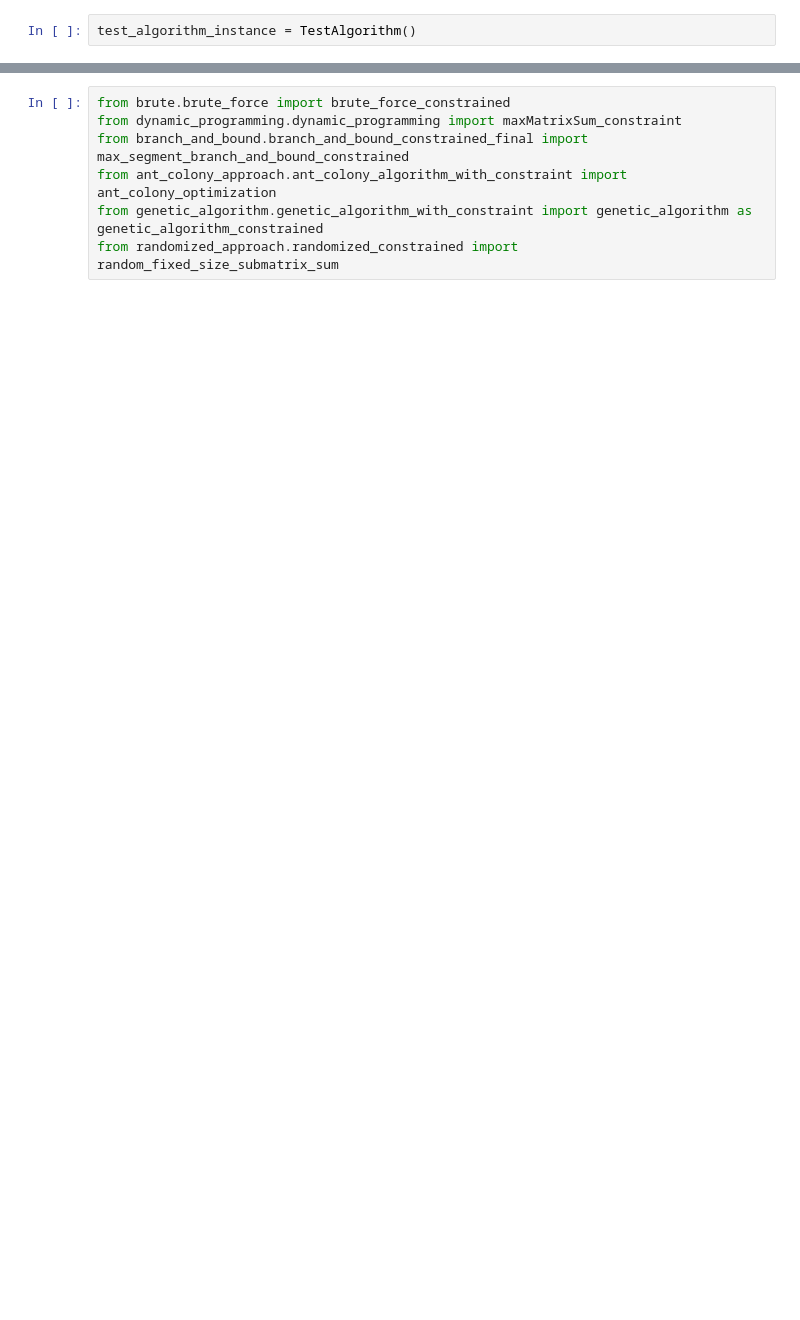
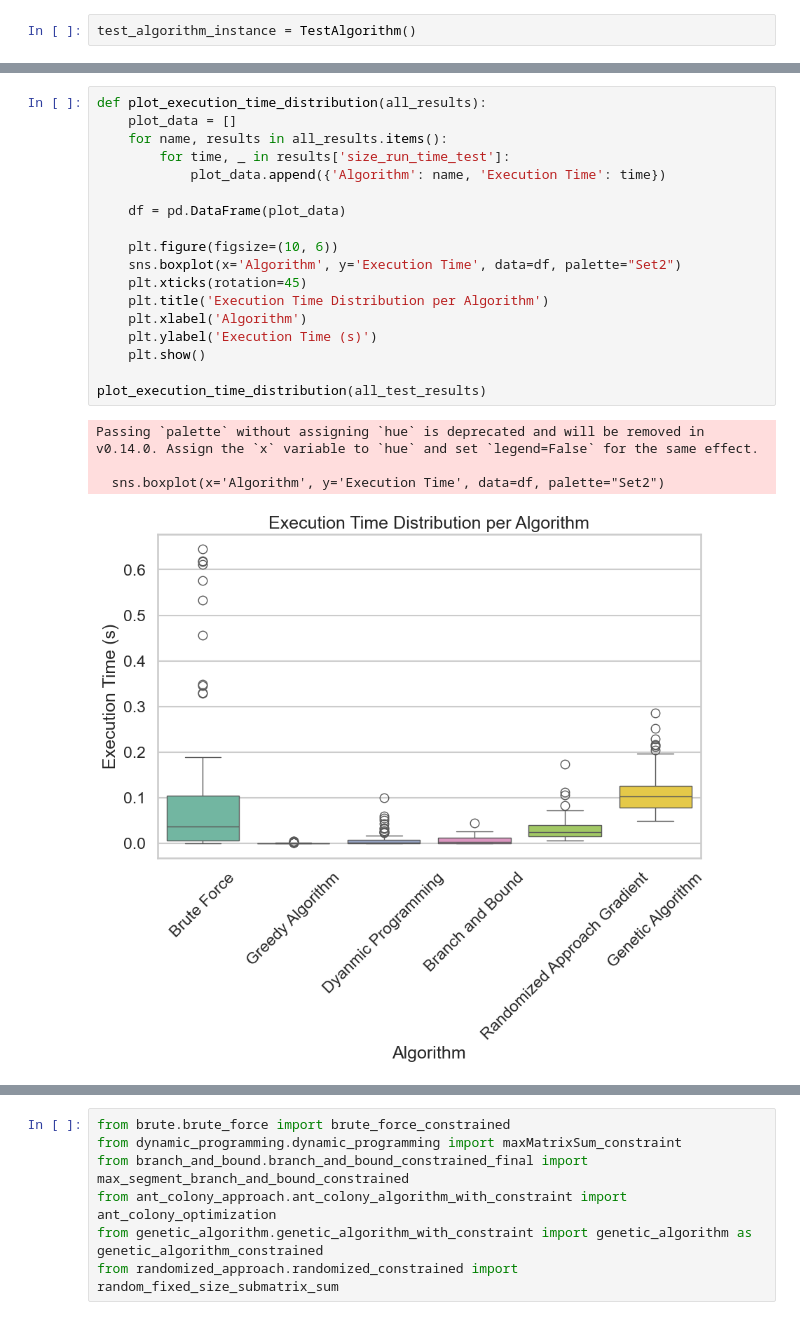
Before and after one commit to Amrithya/Advanced-Algorithm-Project-2023-2024, a Jupyter notebook: main_all.ipynb, the cells around one changed output, grey strips where cells are left out. Cells and saved outputs as stored; diff of their text form; blank space fills up the shorter version.

```diff
--- a/main_all.ipynb
+++ b/main_all.ipynb
@@ -86,0 +183,23 @@ create_comparative_plots(all_test_results)
+# %%
+def plot_execution_time_distribution(all_results):
+    plot_data = []
+    for name, results in all_results.items():
+        for time, _ in results['size_run_time_test']:
+            plot_data.append({'Algorithm': name, 'Execution Time': time})
+
+    df = pd.DataFrame(plot_data)
+
+    plt.figure(figsize=(10, 6))
+    sns.boxplot(x='Algorithm', y='Execution Time', data=df, palette="Set2")
+    plt.xticks(rotation=45)
+    plt.title('Execution Time Distribution per Algorithm')
+    plt.xlabel('Algorithm')
+    plt.ylabel('Execution Time (s)')
+    plt.show()
+
+plot_execution_time_distribution(all_test_results)
+# %% [output]
+Passing `palette` without assigning `hue` is deprecated and will be removed in v0.14.0. Assign the `x` variable to `hue` and set `legend=False` for the same effect.
+
+  sns.boxplot(x='Algorithm', y='Execution Time', data=df, palette="Set2")
+[figure, added]
```
Also changed, not shown: parts of 40 cells of this notebook.
